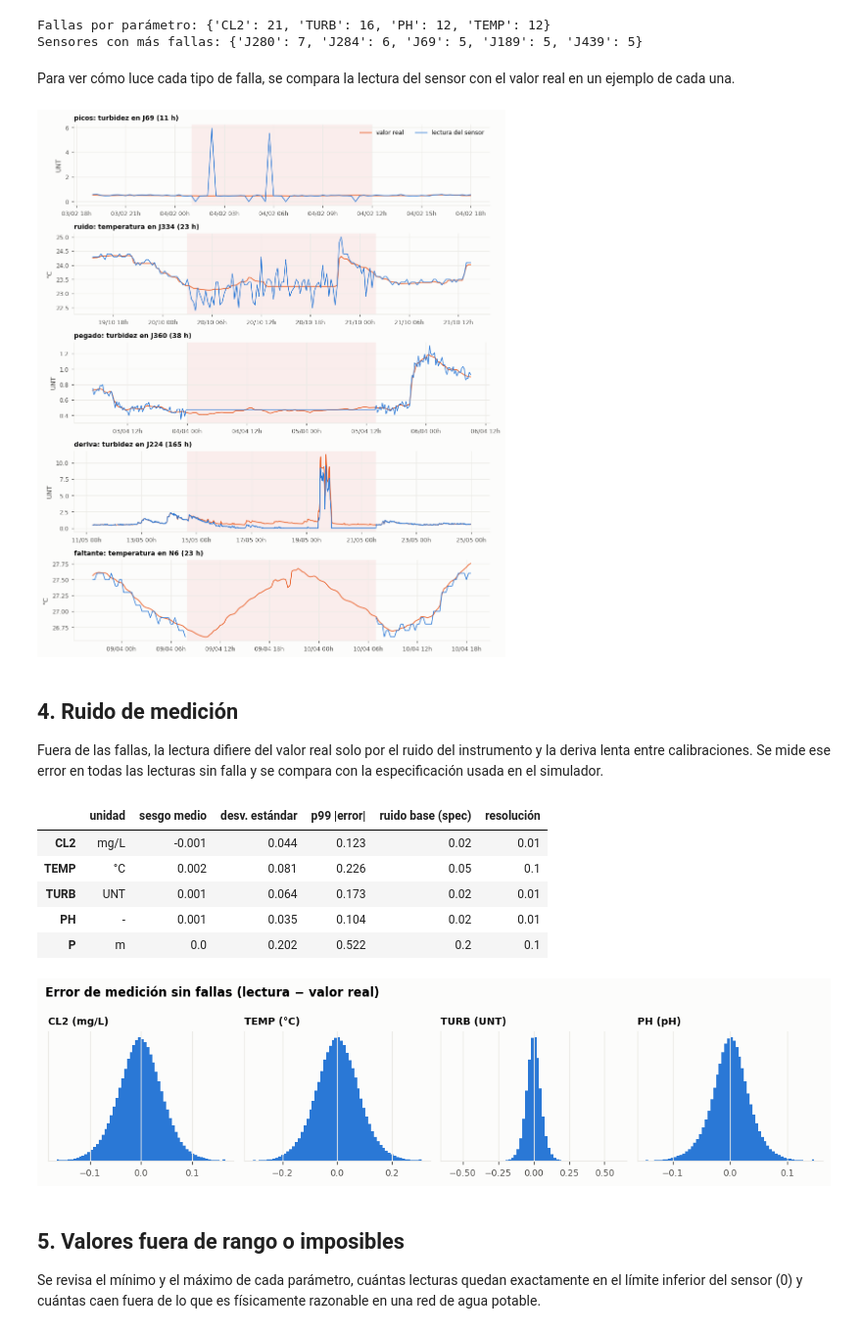
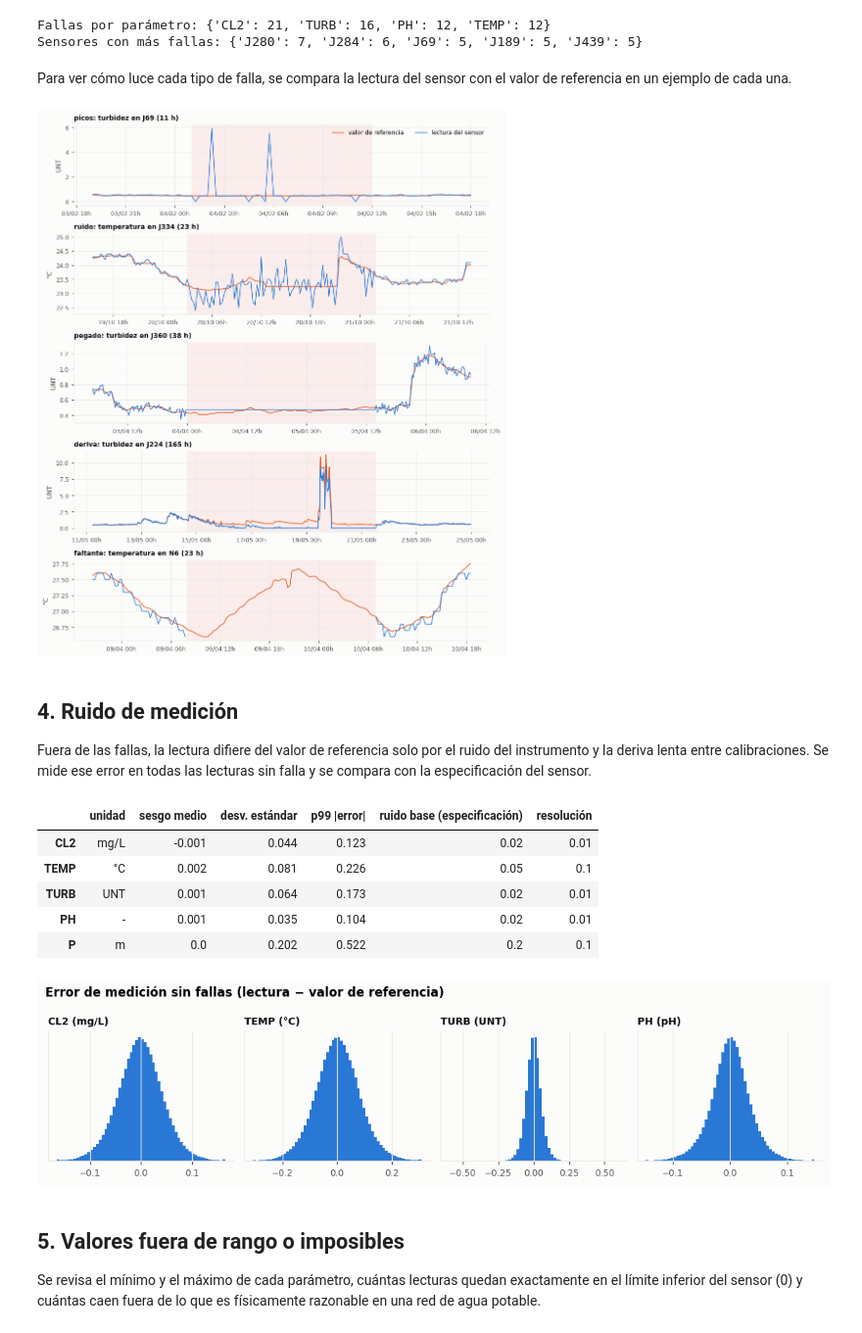
Before and after one commit to evproyectos/Modelo_calidad_agua, a Jupyter notebook: notebooks/01_calidad_de_datos.ipynb, the cells around one changed output. Shown at 98% size. Saved outputs shown, nothing was run; the diff lists cells and outputs as text; code cells hidden in the pictures.

```diff
--- a/notebooks/01_calidad_de_datos.ipynb
+++ b/notebooks/01_calidad_de_datos.ipynb
@@ -187,7 +187,7 @@ print("Sensores con más fallas:", cat.nodo.value_counts().head(5).to_dict())
 Fallas por parámetro: {'CL2': 21, 'TURB': 16, 'PH': 12, 'TEMP': 12}
 Sensores con más fallas: {'J280': 7, 'J284': 6, 'J69': 5, 'J189': 5, 'J439': 5}
 # %% [markdown]
-Para ver cómo luce cada tipo de falla, se compara la lectura del sensor con el valor real en un
+Para ver cómo luce cada tipo de falla, se compara la lectura del sensor con el valor de referencia en un
 ejemplo de cada una.
 # %%
 ejemplos = cat[cat.tipo != "faltante"].sort_values("duracion_h").groupby("tipo").nth(-1)
@@ -198,7 +198,7 @@ for ax, (_, f) in zip(axes, ejemplos.iterrows()):
     margen = pd.Timedelta(hours=max(6, f.duracion_h * 0.5))
     tramo = slice(f.inicio - margen, f.fin + margen)
     ax.axvspan(f.inicio, f.fin, color=COLORES[7], alpha=0.08, lw=0)
-    ax.plot(v.loc[tramo, col], color=COLORES[1], lw=1.2, label="valor real")
+    ax.plot(v.loc[tramo, col], color=COLORES[1], lw=1.2, label="valor de referencia")
     ax.plot(t.loc[tramo, col], color=COLORES[0], lw=1, label="lectura del sensor")
     ax.set_title(f"{f.tipo}: {carga.NOMBRES_PARAMETRO[f.parametro].lower()} en {f.nodo} ({f.duracion_h} h)", fontsize=9)
     ax.set_ylabel(carga.UNIDADES[f.parametro] or f.parametro)
@@ -207,13 +207,13 @@ axes[0].legend(loc="upper right", ncol=2)
 fig.tight_layout()
 guardar(fig, "01_ejemplos_fallas"); plt.show()
 # %% [output]
-[figure, old version]
+[figure, new version]
 # %% [markdown]
 ## 4. Ruido de medición
 
-Fuera de las fallas, la lectura difiere del valor real solo por el ruido del instrumento y la
+Fuera de las fallas, la lectura difiere del valor de referencia solo por el ruido del instrumento y la
 deriva lenta entre calibraciones. Se mide ese error en todas las lecturas sin falla y se compara
-con la especificación usada en el simulador.
+con la especificación del sensor.
 # %%
 meta = carga.metadatos()["modelo_sensor"]
 filas = {}
@@ -225,12 +225,12 @@ for p in carga.PARAMETROS:
         err.append((o - r)[ok])
     e = pd.concat(err)
     filas[p] = {"unidad": carga.UNIDADES[p] or "-", "sesgo medio": e.mean(), "desv. estándar": e.std(),
-                "p99 |error|": e.abs().quantile(0.99), "ruido base (spec)": meta[p]["ruido"],
+                "p99 |error|": e.abs().quantile(0.99), "ruido base (especificación)": meta[p]["ruido"],
                 "resolución": meta[p]["resol"]}
 ruido = pd.DataFrame(filas).T
 ruido
 # %% [output]
-|  | unidad | sesgo medio | desv. estándar | p99 |error| | ruido base (spec) | resolución |
+|  | unidad | sesgo medio | desv. estándar | p99 |error| | ruido base (especificación) | resolución |
 | CL2 | mg/L | -0.001 | 0.044 | 0.123 | 0.02 | 0.01 |
 | TEMP | °C | 0.002 | 0.081 | 0.226 | 0.05 | 0.1 |
 | TURB | UNT | 0.001 | 0.064 | 0.173 | 0.02 | 0.01 |
@@ -239,17 +239,17 @@ ruido
 # %%
 fig, axes = plt.subplots(1, 4, figsize=(10, 2.6))
 for ax, p in zip(axes, CALIDAD):
     e = pd.concat([(t[f"{p}_{n}"] - v[f"{p}_{n}"])[(t[f"falla_{p}_{n}"] == 0)] for n in S]).dropna()
     lim = e.abs().quantile(0.999)
     ax.hist(e.clip(-lim, lim), bins=60, color=COLORES[0])
     ax.set_title(f"{p} ({carga.UNIDADES[p] or 'pH'})", fontsize=9)
     ax.set_yticks([])
     ax.grid(axis="y", visible=False)
-fig.suptitle("Error de medición sin fallas (lectura − valor real)", x=0.01, ha="left", fontsize=11, fontweight="bold")
+fig.suptitle("Error de medición sin fallas (lectura − valor de referencia)", x=0.01, ha="left", fontsize=11, fontweight="bold")
 fig.tight_layout()
 guardar(fig, "01_ruido_medicion"); plt.show()
 # %% [output]
-[figure, old version]
+[figure, new version]
 # %% [markdown]
 ## 5. Valores fuera de rango o imposibles
 
```
Also changed, not shown: parts of 10 cells of this notebook, 3 other files.
